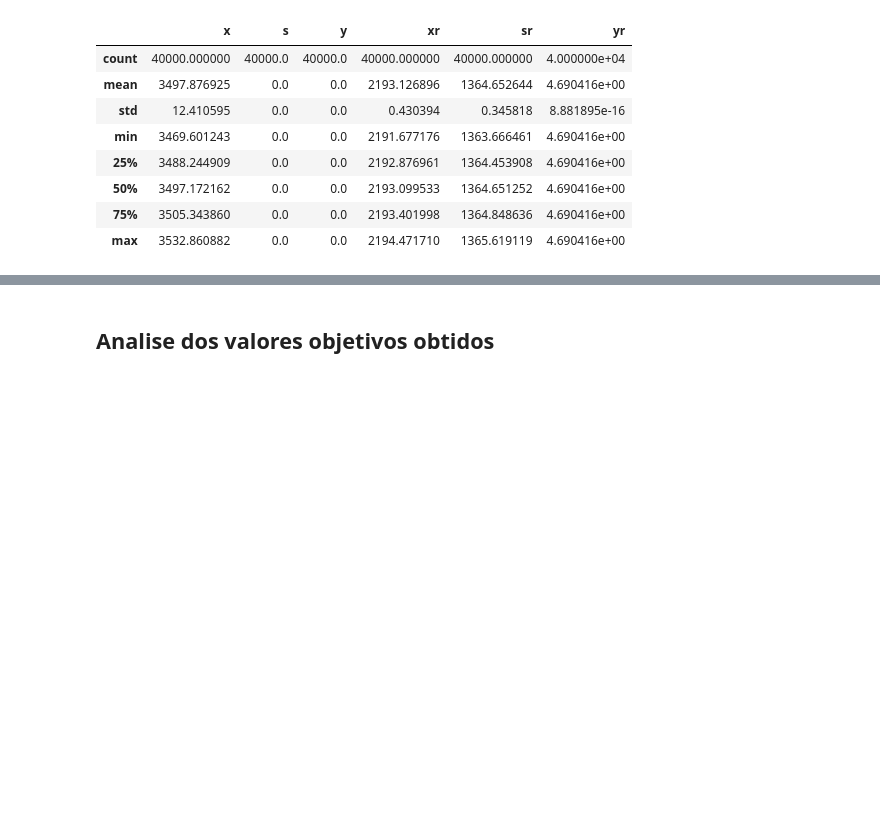
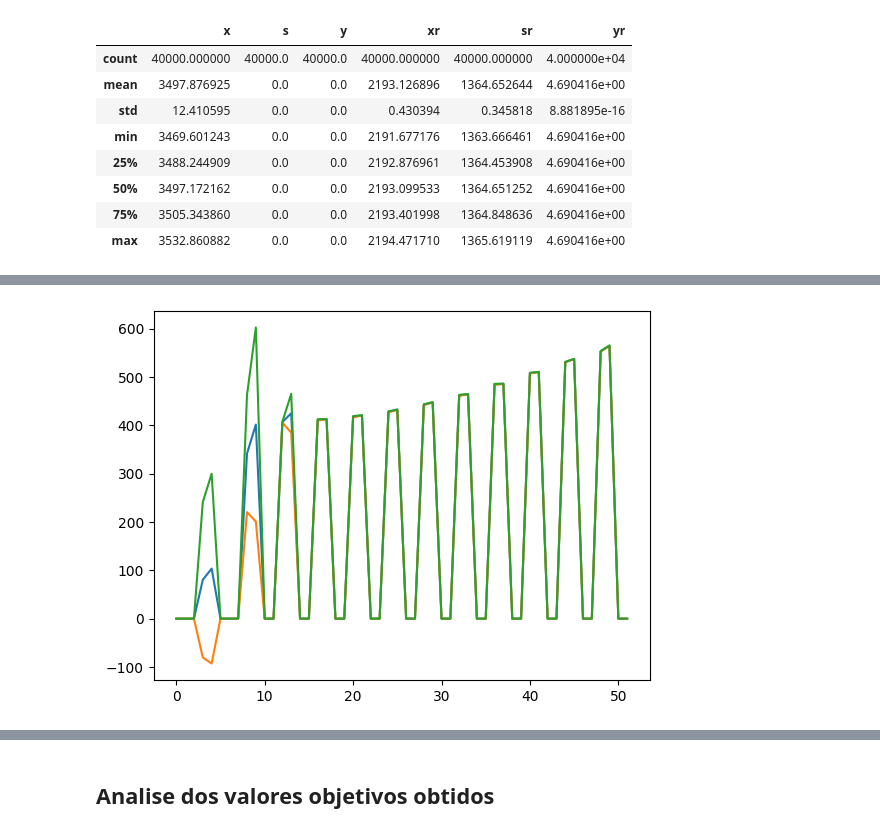
Before and after one commit to MarcioB1999/ML_for_ULS, a Jupyter notebook: UFL_resultados_graficos.ipynb, the cells around one changed output, grey strips where cells are left out. Drawn from its saved outputs; the diff is of its cells as text; code cells hidden in the pictures; blank space fills up the shorter version.

```diff
--- a/UFL_resultados_graficos.ipynb
+++ b/UFL_resultados_graficos.ipynb
@@ -314,0 +344,5 @@ dist_3.describe()
+# %%
+describe_xr_3 = describe_dist_var(resultados_dataframe_1,resultados_dataframe_2,'xr').describe()
+describe_var_grafico(describe_xr_3)
+# %% [output]
+[figure, added]
```
Also changed, not shown: parts of 7 cells of this notebook.
